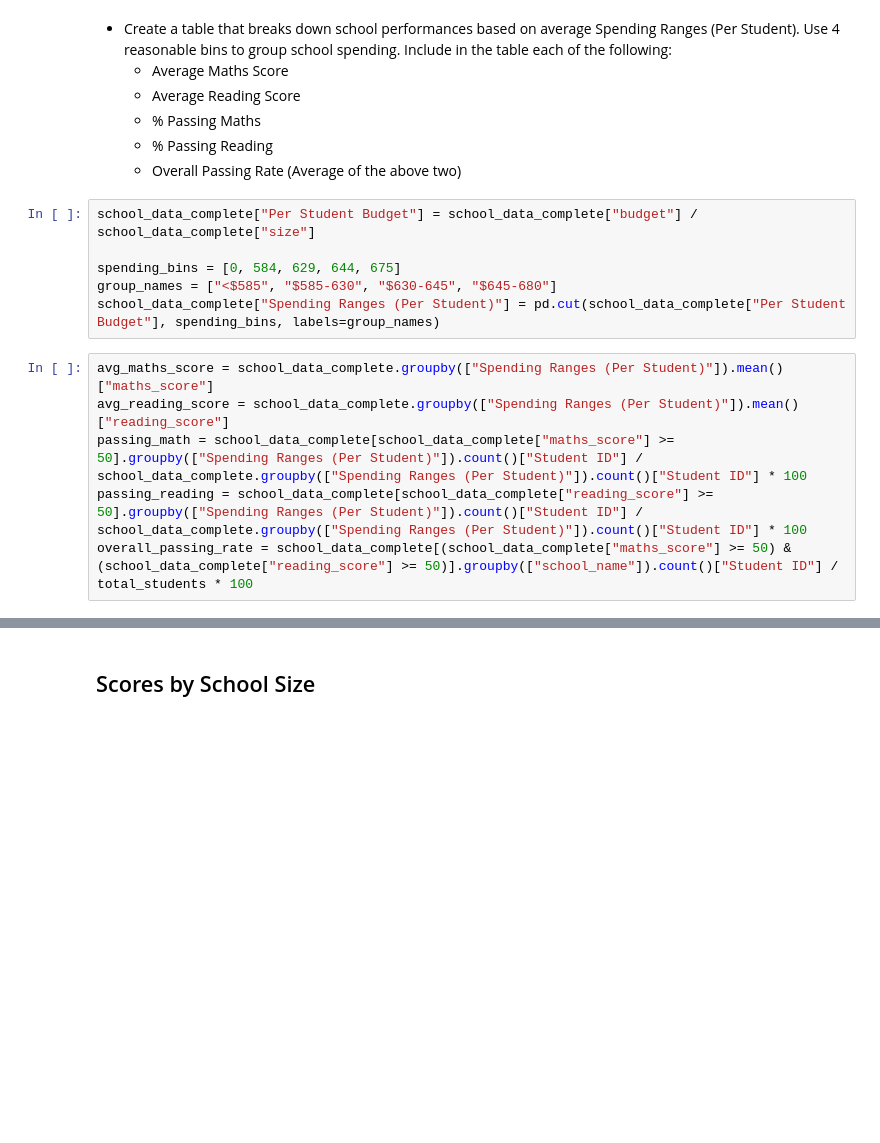
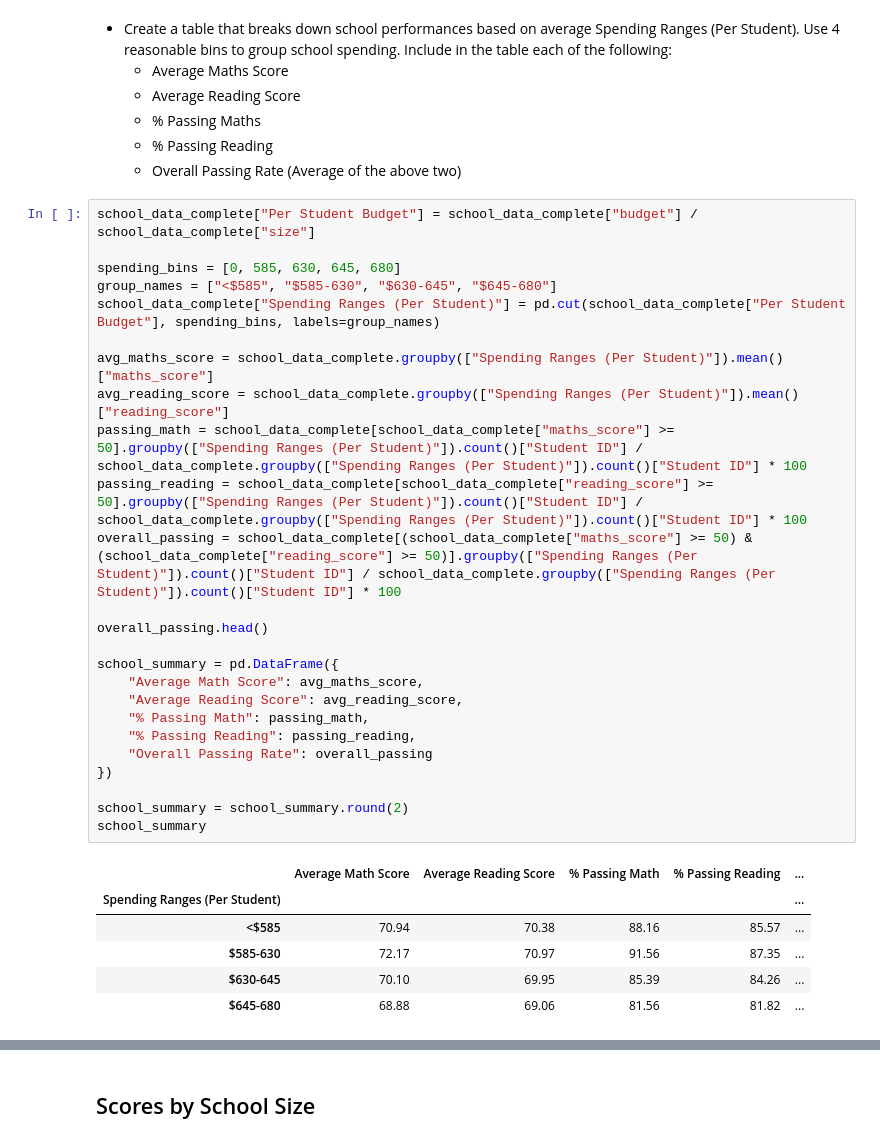
Before and after one commit to Kongfufack/pandas-challenge, a Jupyter notebook: PyCitySchools/PyCitySchools_starter.ipynb, the cells around one changed output, grey strips where cells are left out. Saved outputs shown, nothing was run; the diff lists cells and outputs as text; blank space fills up the shorter version.

```diff
--- a/PyCitySchools/PyCitySchools_starter.ipynb
+++ b/PyCitySchools/PyCitySchools_starter.ipynb
@@ -279,15 +279,35 @@ reading_scores_by_year
   * % Passing Maths
   * % Passing Reading
   * Overall Passing Rate (Average of the above two)
-# %%
-school_data_complete["Per Student Budget"] = school_data_complete["budget"] / school_data_complete["size"]
-
-spending_bins = [0, 584, 629, 644, 675]
-group_names = ["<$585", "$585-630", "$630-645", "$645-680"]
-school_data_complete["Spending Ranges (Per Student)"] = pd.cut(school_data_complete["Per Student Budget"], spending_bins, labels=group_names)
 # %%
+school_data_complete["Per Student Budget"] = school_data_complete["budget"] / school_data_complete["size"]
+
+spending_bins = [0, 585, 630, 645, 680]
+group_names = ["<$585", "$585-630", "$630-645", "$645-680"]
+school_data_complete["Spending Ranges (Per Student)"] = pd.cut(school_data_complete["Per Student Budget"], spending_bins, labels=group_names)
+
 avg_maths_score = school_data_complete.groupby(["Spending Ranges (Per Student)"]).mean()["maths_score"]
 avg_reading_score = school_data_complete.groupby(["Spending Ranges (Per Student)"]).mean()["reading_score"]
 passing_math = school_data_complete[school_data_complete["maths_score"] >= 50].groupby(["Spending Ranges (Per Student)"]).count()["Student ID"] / school_data_complete.groupby(["Spending Ranges (Per Student)"]).count()["Student ID"] * 100
 passing_reading = school_data_complete[school_data_complete["reading_score"] >= 50].groupby(["Spending Ranges (Per Student)"]).count()["Student ID"] / school_data_complete.groupby(["Spending Ranges (Per Student)"]).count()["Student ID"] * 100
-overall_passing_rate = school_data_complete[(school_data_complete["maths_score"] >= 50) & (school_data_complete["reading_score"] >= 50)].groupby(["school_name"]).count()["Student ID"] / total_students * 100
+overall_passing = school_data_complete[(school_data_complete["maths_score"] >= 50) & (school_data_complete["reading_score"] >= 50)].groupby(["Spending Ranges (Per Student)"]).count()["Student ID"] / school_data_complete.groupby(["Spending Ranges (Per Student)"]).count()["Student ID"] * 100
+
+overall_passing.head()
+
+school_summary = pd.DataFrame({
+    "Average Math Score": avg_maths_score,
+    "Average Reading Score": avg_reading_score,
+    "% Passing Math": passing_math,
+    "% Passing Reading": passing_reading,
+    "Overall Passing Rate": overall_passing
+})
+
+school_summary = school_summary.round(2)
+school_summary
+# %% [output]
+|  | Average Math Score | Average Reading Score | % Passing Math | % Passing Reading | ... |
+| Spending Ranges (Per Student) |  |  |  |  | ... |
+| <$585 | 70.94 | 70.38 | 88.16 | 85.57 | ... |
+| $585-630 | 72.17 | 70.97 | 91.56 | 87.35 | ... |
+| $630-645 | 70.10 | 69.95 | 85.39 | 84.26 | ... |
+| $645-680 | 68.88 | 69.06 | 81.56 | 81.82 | ... |
```
Also changed, not shown: parts of 2 cells of this notebook.
